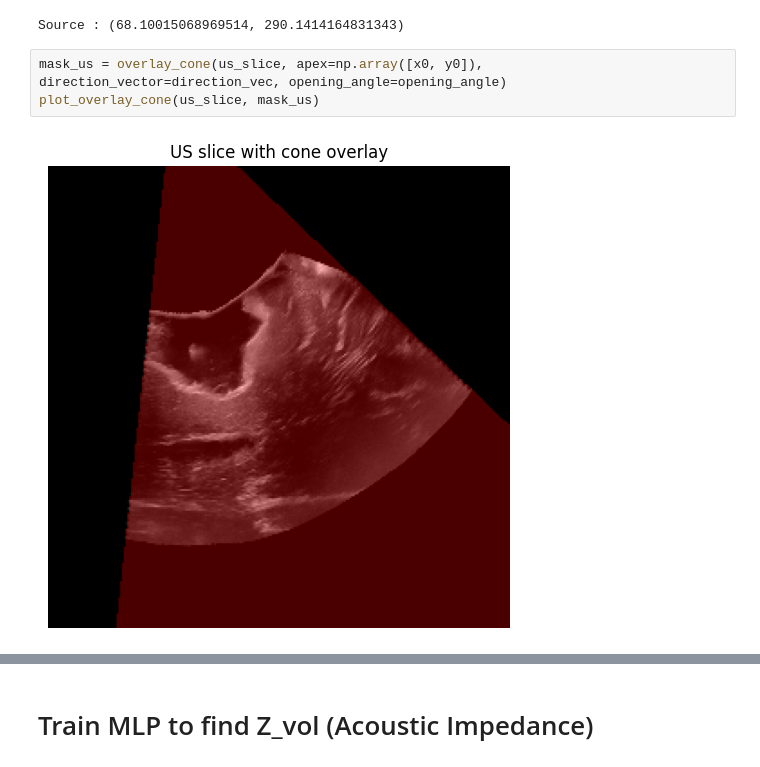
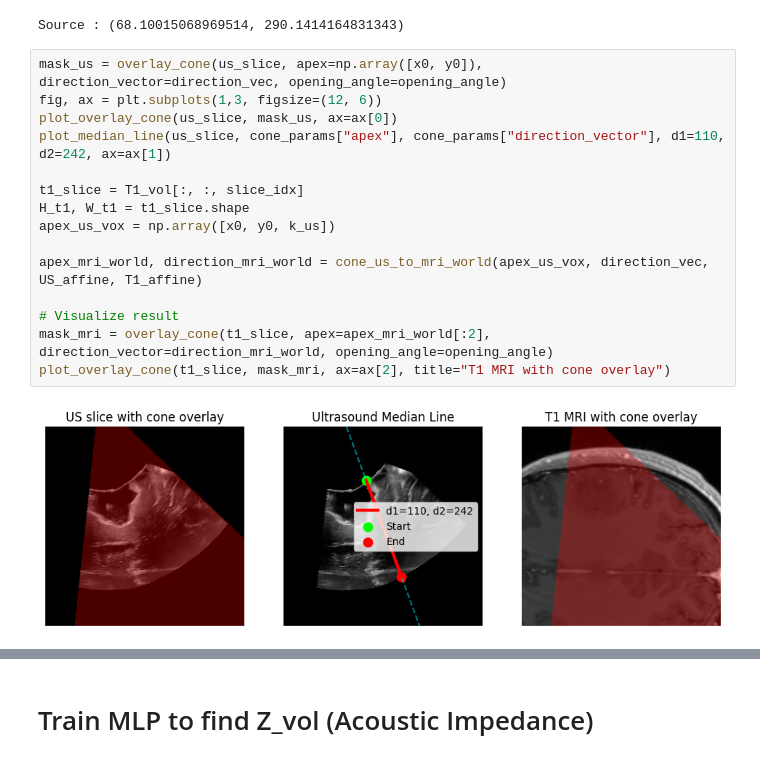
Before and after one commit to gduguey/DiffUS, a Jupyter notebook: notebooks/[DEMO] Train MRI to Impedance MLP.ipynb, the cells around one changed output, grey strips where cells are left out. Cells and saved outputs as stored; diff of their text form.

```diff
--- a/notebooks/[DEMO] Train MRI to Impedance MLP.ipynb
+++ b/notebooks/[DEMO] Train MRI to Impedance MLP.ipynb
@@ -77,6 +74,18 @@ direction_vec   = cone_params["direction_vector"]
 Source : (68.10015068969514, 290.1414164831343)
 # %%
 mask_us = overlay_cone(us_slice, apex=np.array([x0, y0]), direction_vector=direction_vec, opening_angle=opening_angle)
-plot_overlay_cone(us_slice, mask_us)
+fig, ax = plt.subplots(1,3, figsize=(12, 6))
+plot_overlay_cone(us_slice, mask_us, ax=ax[0])
+plot_median_line(us_slice, cone_params["apex"], cone_params["direction_vector"], d1=110, d2=242, ax=ax[1])
+
+t1_slice = T1_vol[:, :, slice_idx]
+H_t1, W_t1 = t1_slice.shape
+apex_us_vox = np.array([x0, y0, k_us])
+
+apex_mri_world, direction_mri_world = cone_us_to_mri_world(apex_us_vox, direction_vec, US_affine, T1_affine)
+
+# Visualize result
+mask_mri = overlay_cone(t1_slice, apex=apex_mri_world[:2], direction_vector=direction_mri_world, opening_angle=opening_angle)
+plot_overlay_cone(t1_slice, mask_mri, ax=ax[2], title="T1 MRI with cone overlay")
 # %% [output]
-[figure, old version]
+[figure, new version]
```
Also changed, not shown: parts of 15 cells of this notebook, 1 other file.
